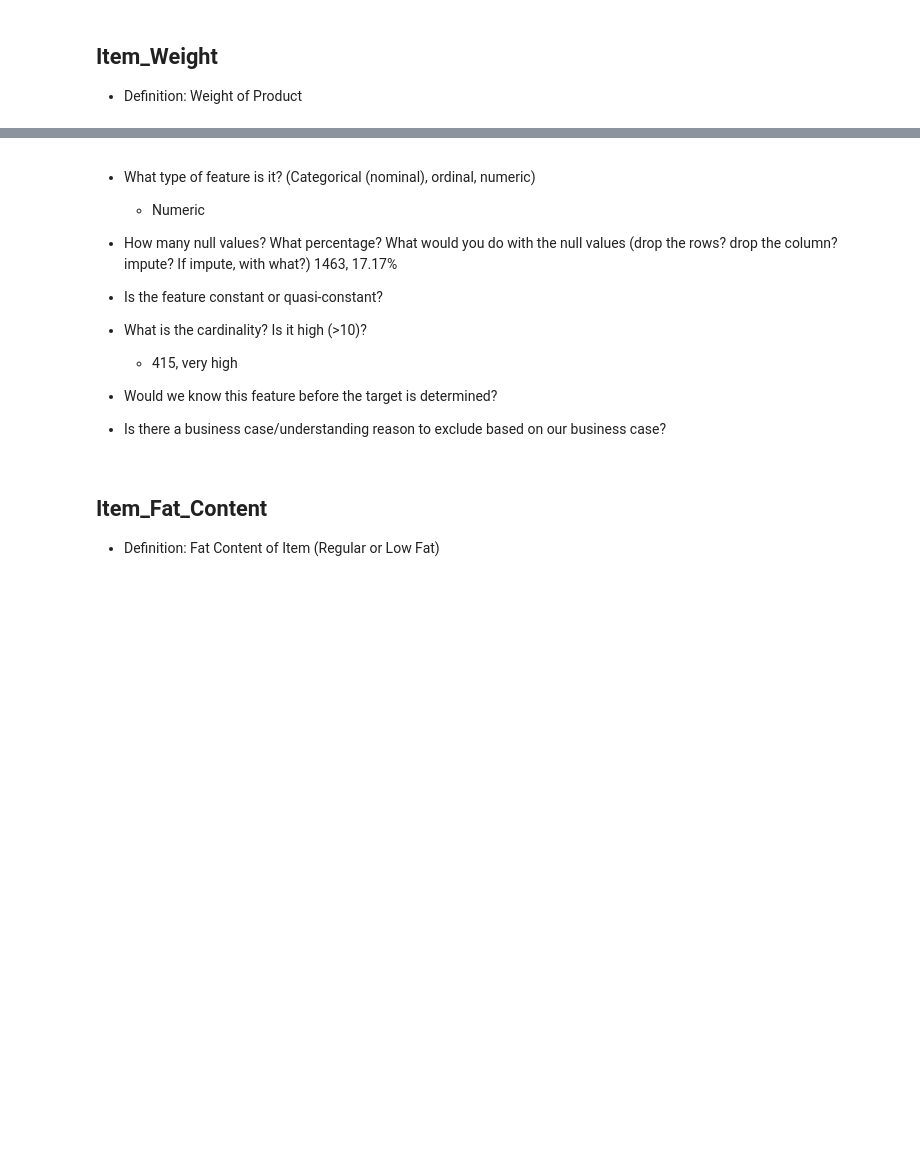
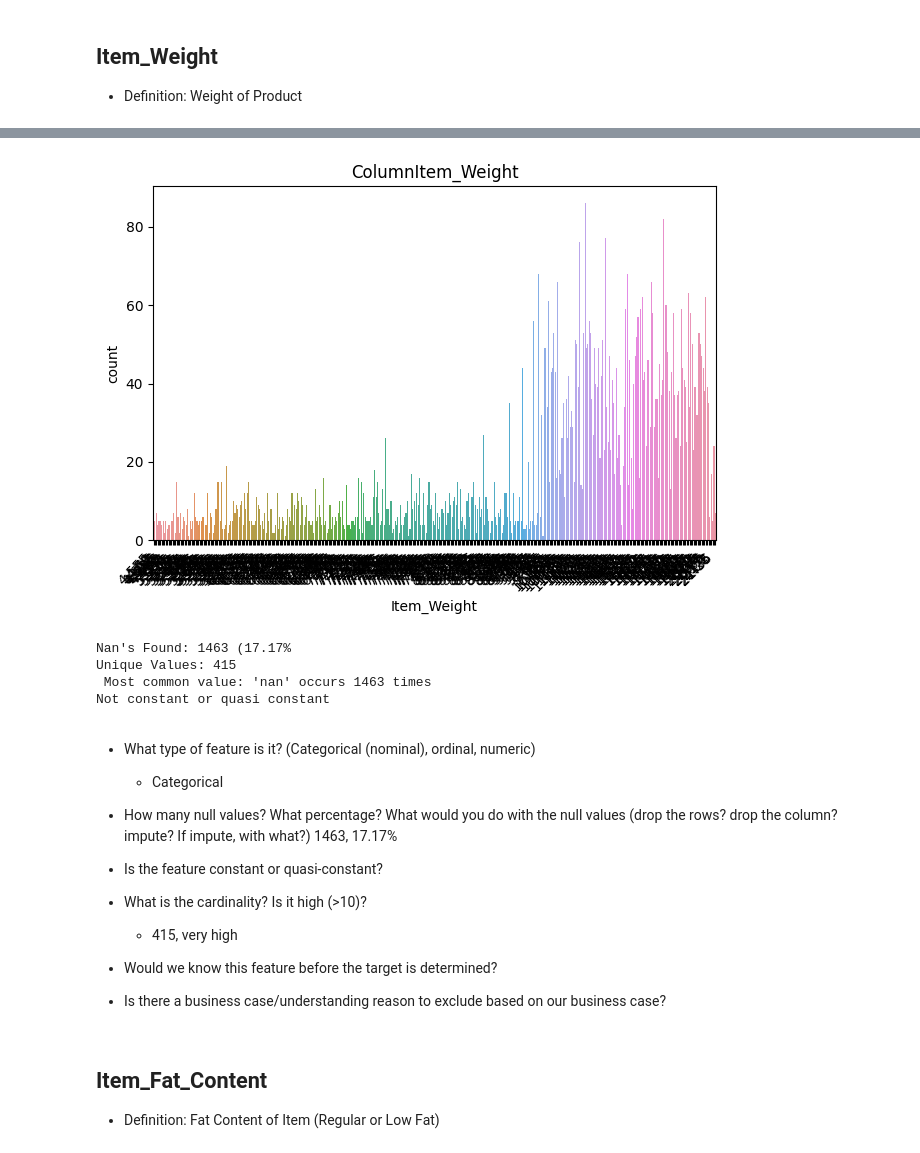
Before and after one commit to donmarcolaureano/predictionofproductsales, a Jupyter notebook: PredictionOfProductSales.ipynb, the cells around one changed output, grey strips where cells are left out. Cells and saved outputs as stored; diff of their text form; code cells hidden in the pictures; blank space fills up the shorter version.

```diff
--- a/PredictionOfProductSales.ipynb
+++ b/PredictionOfProductSales.ipynb
@@ -569,12 +574,18 @@ ax.set_ylabel('Number Of Products');
 # %%
-explore_numeric(df_sales_predictions, 'Item_Weight')
+explore_categorical(df_sales_predictions, 'Item_Weight');
+# %% [output]
+[figure, added]
+Nan's Found: 1463 (17.17%
+Unique Values: 415
+ Most common value: 'nan' occurs 1463 times
+Not constant or quasi constant
 # %%
 # Check cardinality
 nunique = df_sales_predictions['Item_Weight'].nunique()
 print(f'There are {nunique} unique values')
 # %% [markdown]
 - What type of feature is it? (Categorical (nominal), ordinal, numeric)
-  - Numeric
+  - Categorical
 
 - How many null values? What percentage? What would you do with the null values (drop the rows? drop the column? impute? If impute, with what?) 1463, 17.17%
 
```
Also changed, not shown: parts of 3 cells of this notebook.
